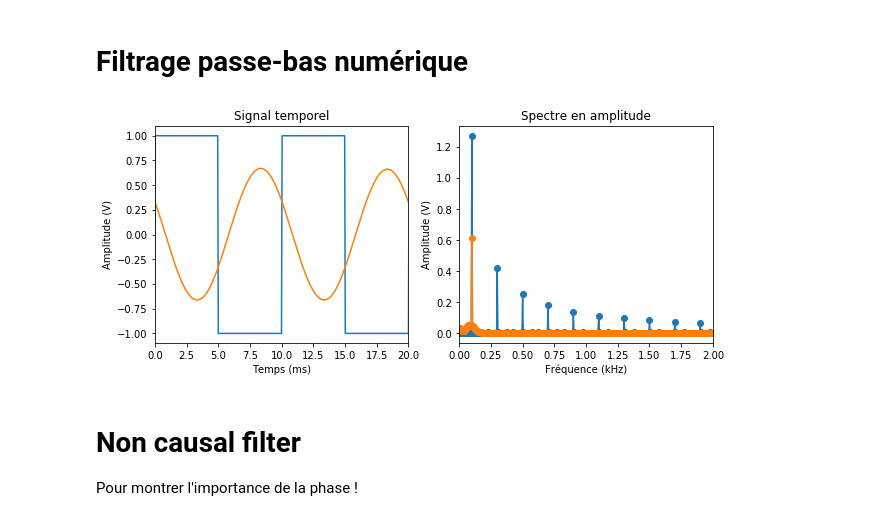
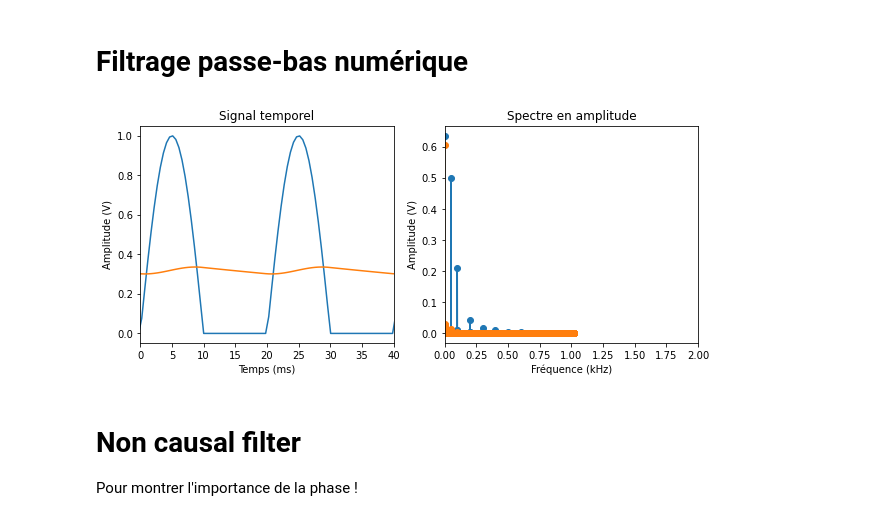
Before and after one commit to remimetzdorff/agregation, a Jupyter notebook: Python/LP12 Traitement d'un signal, étude spectrale.ipynb, the cells around one changed output. Cells and saved outputs as stored; diff of their text form; code cells hidden in the pictures.

```diff
--- a/Python/LP12 Traitement d'un signal, étude spectrale.ipynb
+++ b/Python/LP12 Traitement d'un signal, étude spectrale.ipynb
@@ -447,9 +445,17 @@ def show_lowpass_filter(fc, f=100, n=1):
     ax1 = plt.subplot2grid(sps, (0,0))
     ax2 = plt.subplot2grid(sps, (0,1))
 
-    f = 100
-    t = np.linspace(-0.1,0.1, 2**12)
+    t = np.linspace(-1,1, 2**12)
     y = np.sign(np.sin(2*np.pi*f*t))
+    y = np.abs(np.sin(2*np.pi*f*t))
+    y = np.sin(2*np.pi*f*t)
+    new_y = []
+    for val in y:
+        if val>0:
+            new_y.append(val)
+        else:
+            new_y.append(0)
+    y = new_y
 
     filtered_y = lowpass(t,y,fc)
     if n > 1:
@@ -458,7 +464,7 @@ def show_lowpass_filter(fc, f=100, n=1):
 
     ax1.plot(t*1e3, y)
     ax1.plot(t*1e3, filtered_y)
-    ax1.set_xlim(0,0.02*1e3)
+    ax1.set_xlim(0,2/f*1e3)
 
     xf, yf = make_fft(t,y)
     ax2.plot(xf*1e-3, yf, '-o')
@@ -474,10 +480,12 @@ def show_lowpass_filter(fc, f=100, n=1):
     ax2.set_xlabel("Fréquence (kHz)")
     ax2.set_ylabel("Amplitude (V)")
     ax2.set_title("Spectre en amplitude")
-# %%
-show_lowpass_filter(1000, n=100)
-# %% [output]
-[figure, removed]
+# %%
+RC = 0.1
+fc = 1/(2*np.pi*RC)
+show_lowpass_filter(fc, f=50, n=1)
+# %% [output]
+[figure, added]
 # %% [markdown]
 # Non causal filter
 
```
Also changed, not shown: parts of 2 cells of this notebook, 7 other files.
